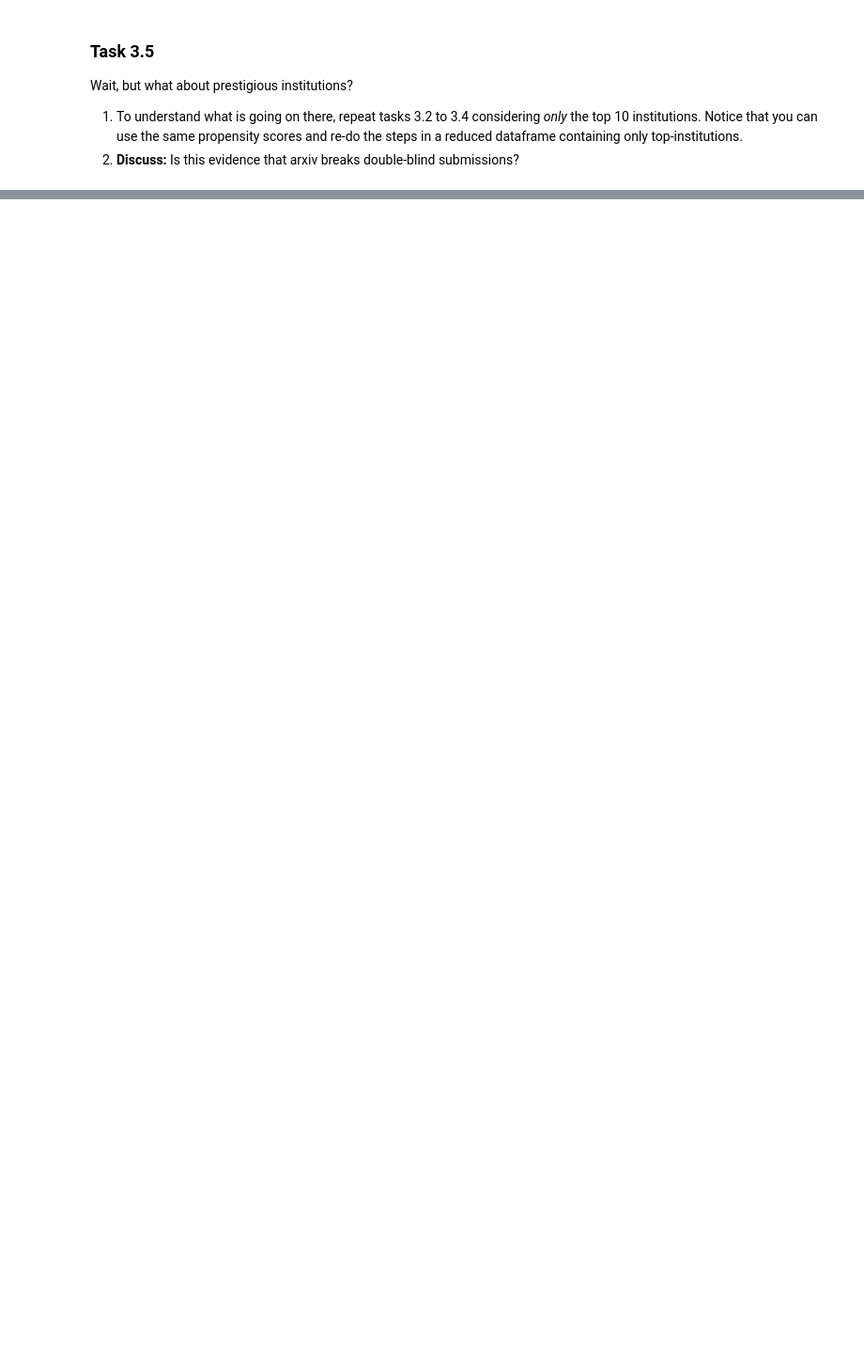
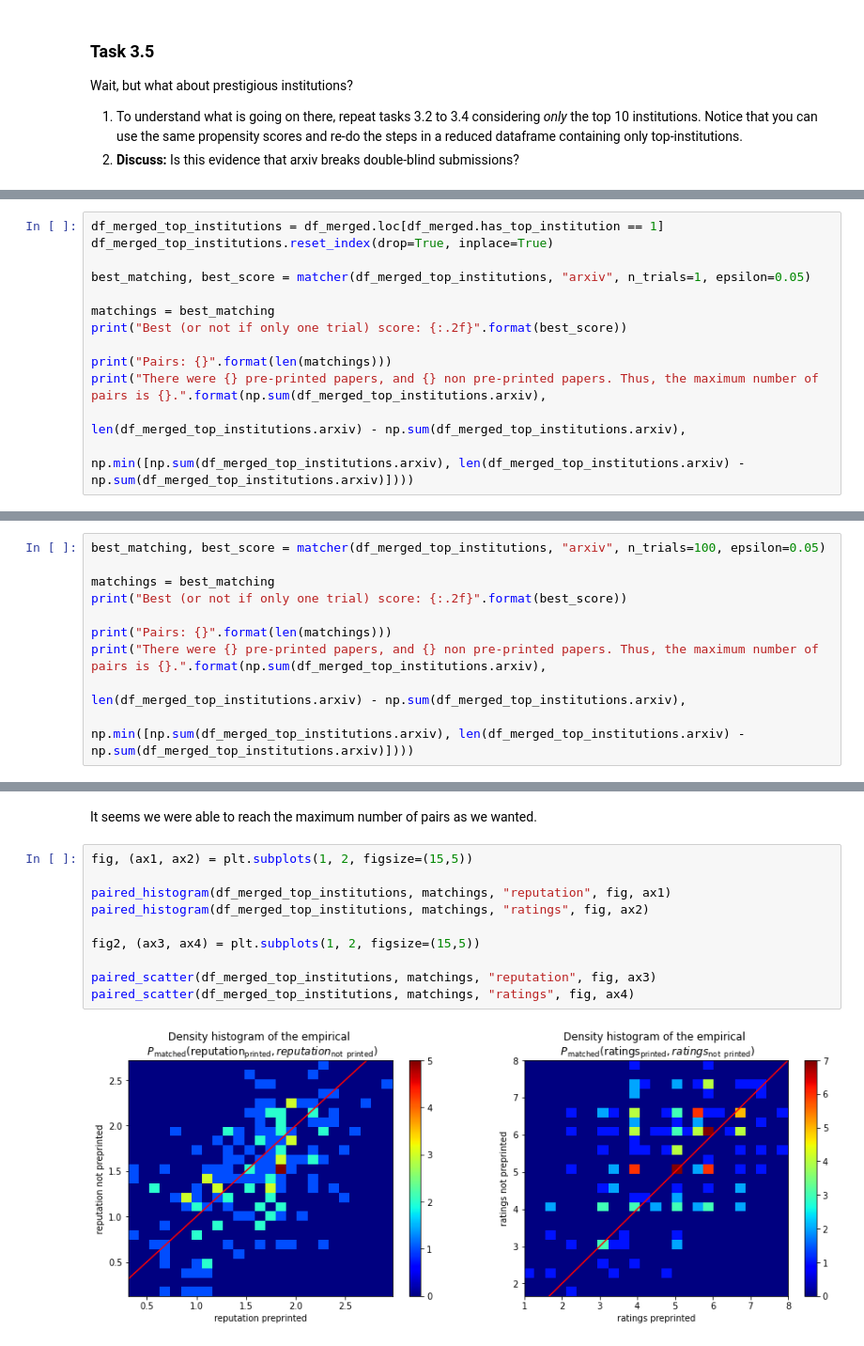
Before and after one commit to misterguick/ada-hw2, a Jupyter notebook: hw2.ipynb, the cells around one changed output, grey strips where cells are left out. Shown: that part at 94% size. Drawn from its saved outputs; the diff is of its cells as text; blank space fills up the shorter version.

```diff
--- a/hw2.ipynb
+++ b/hw2.ipynb
@@ -1262,0 +1231,13 @@ In this case there are much fewer pairs. The covariates appear balanced as well.
+# %%
+df_merged_top_institutions = df_merged.loc[df_merged.has_top_institution == 1]
+df_merged_top_institutions.reset_index(drop=True, inplace=True)
+
+best_matching, best_score = matcher(df_merged_top_institutions, "arxiv", n_trials=1, epsilon=0.05)
+
+matchings = best_matching
+print("Best (or not if only one trial) score: {:.2f}".format(best_score))
+
+print("Pairs: {}".format(len(matchings)))
+print("There were {} pre-printed papers, and {} non pre-printed papers. Thus, the maximum number of pairs is {}.".format(np.sum(df_merged_top_institutions.arxiv),
+                                                                                                                       len(df_merged_top_institutions.arxiv) - np.sum(df_merged_top_institutions.arxiv),
+                                                                                                                       np.min([np.sum(df_merged_top_institutions.arxiv), len(df_merged_top_institutions.arxiv) - np.sum(df_merged_top_institutions.arxiv)])))
@@ -1262,0 +1250,10 @@ In this case there are much fewer pairs. The covariates appear balanced as well.
+# %%
+best_matching, best_score = matcher(df_merged_top_institutions, "arxiv", n_trials=100, epsilon=0.05)
+
+matchings = best_matching
+print("Best (or not if only one trial) score: {:.2f}".format(best_score))
+
+print("Pairs: {}".format(len(matchings)))
+print("There were {} pre-printed papers, and {} non pre-printed papers. Thus, the maximum number of pairs is {}.".format(np.sum(df_merged_top_institutions.arxiv),
+                                                                                                                       len(df_merged_top_institutions.arxiv) - np.sum(df_merged_top_institutions.arxiv),
+                                                                                                                       np.min([np.sum(df_merged_top_institutions.arxiv), len(df_merged_top_institutions.arxiv) - np.sum(df_merged_top_institutions.arxiv)])))
@@ -1262,0 +1264,14 @@ In this case there are much fewer pairs. The covariates appear balanced as well.
+# %% [markdown]
+It seems we were able to reach the maximum number of pairs as we wanted.
+# %%
+fig, (ax1, ax2) = plt.subplots(1, 2, figsize=(15,5))
+
+paired_histogram(df_merged_top_institutions, matchings, "reputation", fig, ax1)
+paired_histogram(df_merged_top_institutions, matchings, "ratings", fig, ax2)
+
+fig2, (ax3, ax4) = plt.subplots(1, 2, figsize=(15,5))
+
+paired_scatter(df_merged_top_institutions, matchings, "reputation", fig, ax3)
+paired_scatter(df_merged_top_institutions, matchings, "ratings", fig, ax4)
+# %% [output]
+[figure, added]
```
Also changed, not shown: parts of 38 cells of this notebook.
